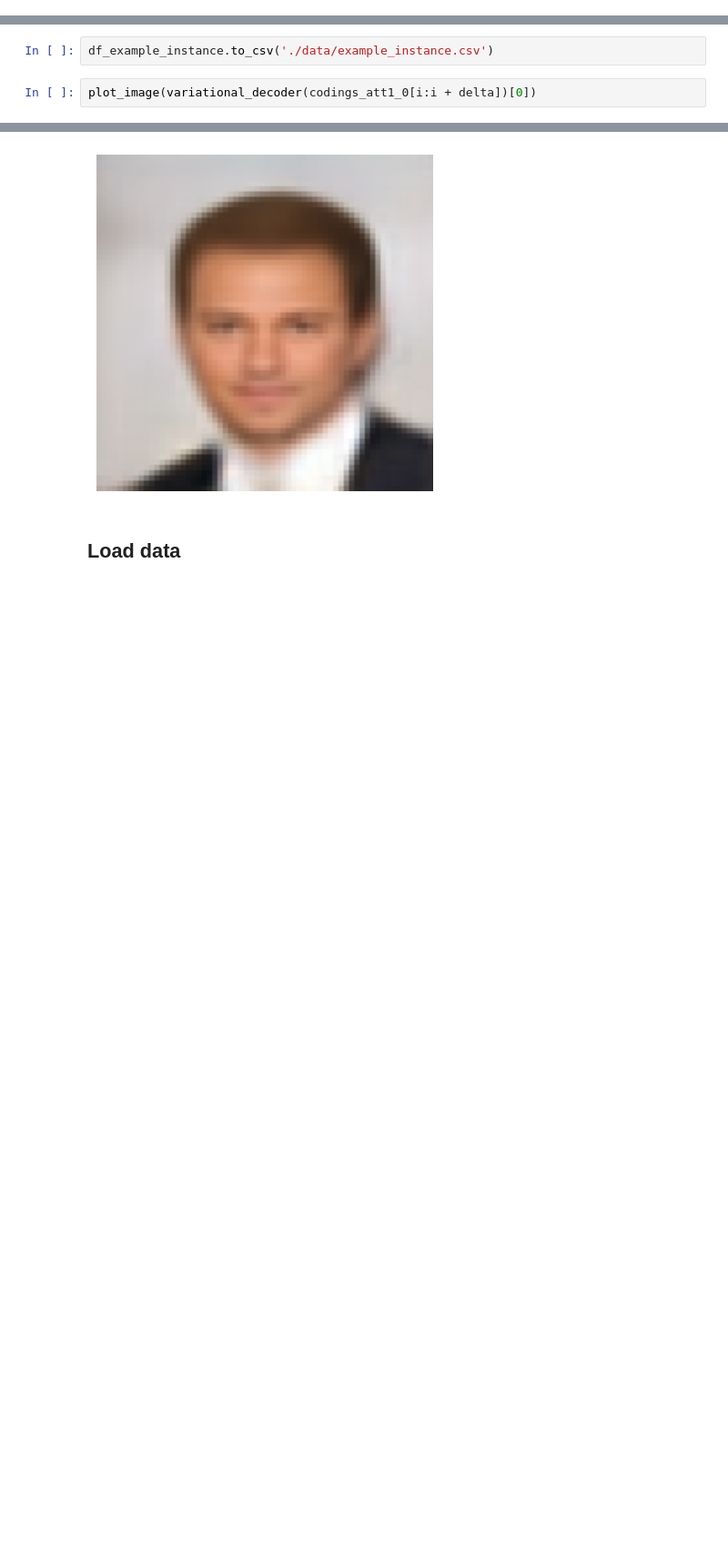
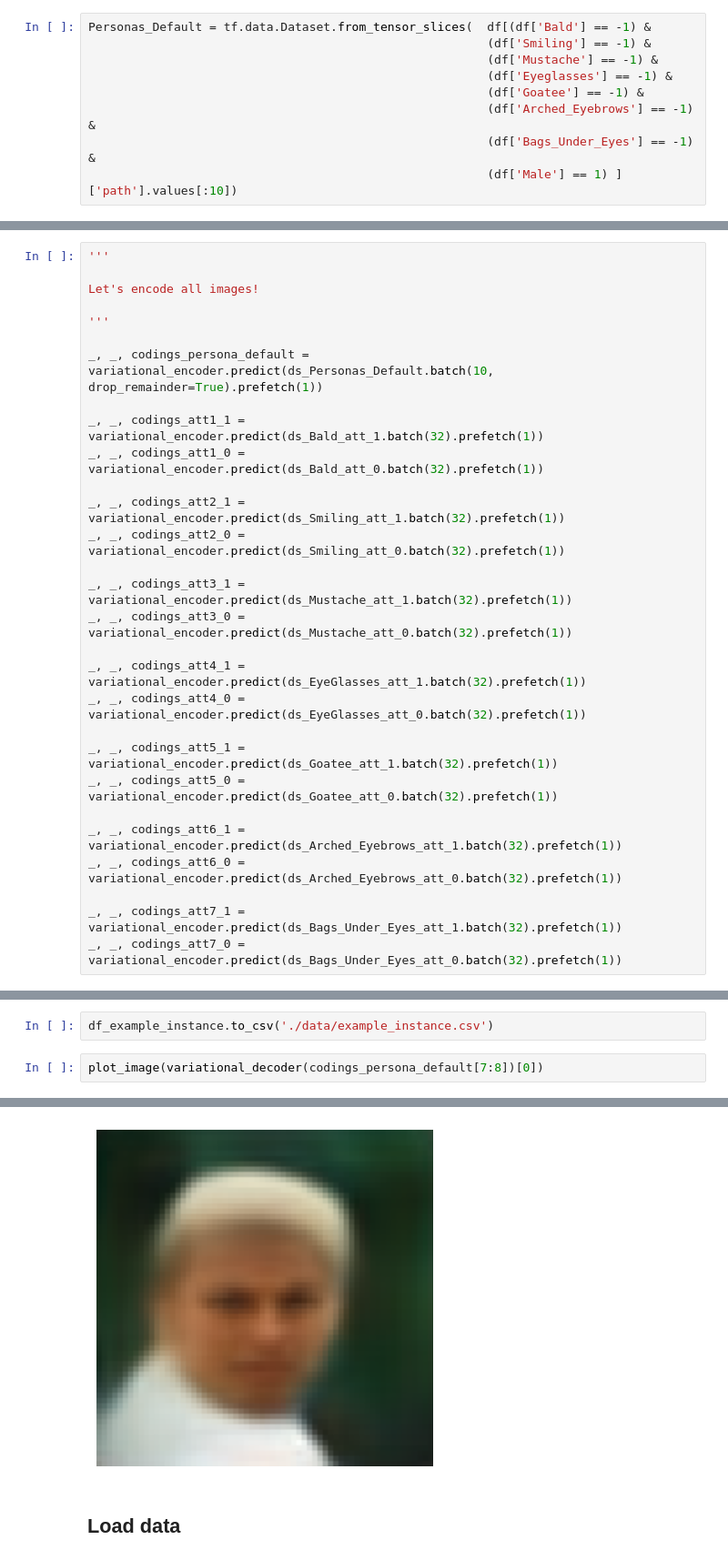
Before and after one commit to xValentim/VisionAlchemy, a Jupyter notebook: interpolation_celeba.ipynb, the cells around one changed output, grey strips where cells are left out. Shown: that part at 91% size. Drawn from its saved outputs; the diff is of its cells as text; blank space fills up the shorter version.

```diff
--- a/interpolation_celeba.ipynb
+++ b/interpolation_celeba.ipynb
@@ -225,3 +268,12 @@ len(df[df['Bald'] == 1]['path'].values), len(df[df['Smiling'] == 1]['path'].valu
+# %%
+Personas_Default = tf.data.Dataset.from_tensor_slices(  df[(df['Bald'] == -1) &
+                                                        (df['Smiling'] == -1) &
+                                                        (df['Mustache'] == -1) &
+                                                        (df['Eyeglasses'] == -1) &
+                                                        (df['Goatee'] == -1) &
+                                                        (df['Arched_Eyebrows'] == -1) &
+                                                        (df['Bags_Under_Eyes'] == -1) &
+                                                        (df['Male'] == 1) ]['path'].values[:10])
 # %%
 Bald_att_1 = tf.data.Dataset.from_tensor_slices(df[df['Bald'] ==  1]['path'].values[:5000])
 Bald_att_0 = tf.data.Dataset.from_tensor_slices(df[(df['Bald'] == -1) & (df['Male'] == 1)]['path'].values[:5000])
@@ -282,0 +387,29 @@ _, _, codings_att2_0 = variational_encoder.predict(ds_Smiling_att_0.batch(32).pr
+# %%
+'''
+
+Let's encode all images!
+
+'''
+
+_, _, codings_persona_default = variational_encoder.predict(ds_Personas_Default.batch(10, drop_remainder=True).prefetch(1))
+
+_, _, codings_att1_1 = variational_encoder.predict(ds_Bald_att_1.batch(32).prefetch(1))
+_, _, codings_att1_0 = variational_encoder.predict(ds_Bald_att_0.batch(32).prefetch(1))
+
+_, _, codings_att2_1 = variational_encoder.predict(ds_Smiling_att_1.batch(32).prefetch(1))
+_, _, codings_att2_0 = variational_encoder.predict(ds_Smiling_att_0.batch(32).prefetch(1))
+
+_, _, codings_att3_1 = variational_encoder.predict(ds_Mustache_att_1.batch(32).prefetch(1))
+_, _, codings_att3_0 = variational_encoder.predict(ds_Mustache_att_0.batch(32).prefetch(1))
+
+_, _, codings_att4_1 = variational_encoder.predict(ds_EyeGlasses_att_1.batch(32).prefetch(1))
+_, _, codings_att4_0 = variational_encoder.predict(ds_EyeGlasses_att_0.batch(32).prefetch(1))
+
+_, _, codings_att5_1 = variational_encoder.predict(ds_Goatee_att_1.batch(32).prefetch(1))
+_, _, codings_att5_0 = variational_encoder.predict(ds_Goatee_att_0.batch(32).prefetch(1))
+
+_, _, codings_att6_1 = variational_encoder.predict(ds_Arched_Eyebrows_att_1.batch(32).prefetch(1))
+_, _, codings_att6_0 = variational_encoder.predict(ds_Arched_Eyebrows_att_0.batch(32).prefetch(1))
+
+_, _, codings_att7_1 = variational_encoder.predict(ds_Bags_Under_Eyes_att_1.batch(32).prefetch(1))
+_, _, codings_att7_0 = variational_encoder.predict(ds_Bags_Under_Eyes_att_0.batch(32).prefetch(1))
@@ -364,5 +527,5 @@ df_example_instance = pd.DataFrame(codings_att1_0[i:i + delta]).set_index(pd.Ind
 # %%
 df_example_instance.to_csv('./data/example_instance.csv')
 # %%
-plot_image(variational_decoder(codings_att1_0[i:i + delta])[0])
+plot_image(variational_decoder(codings_persona_default[7:8])[0])
 # %% [output]
@@ -370,4 +532,4 @@ Clipping input data to the valid range for imshow with RGB data ([0..1] for floa
-[figure, old version]
+[figure, new version]
 # %% [markdown]
 ## Load data
 # %%
```
Also changed, not shown: parts of 26 cells of this notebook, 3 other files.
